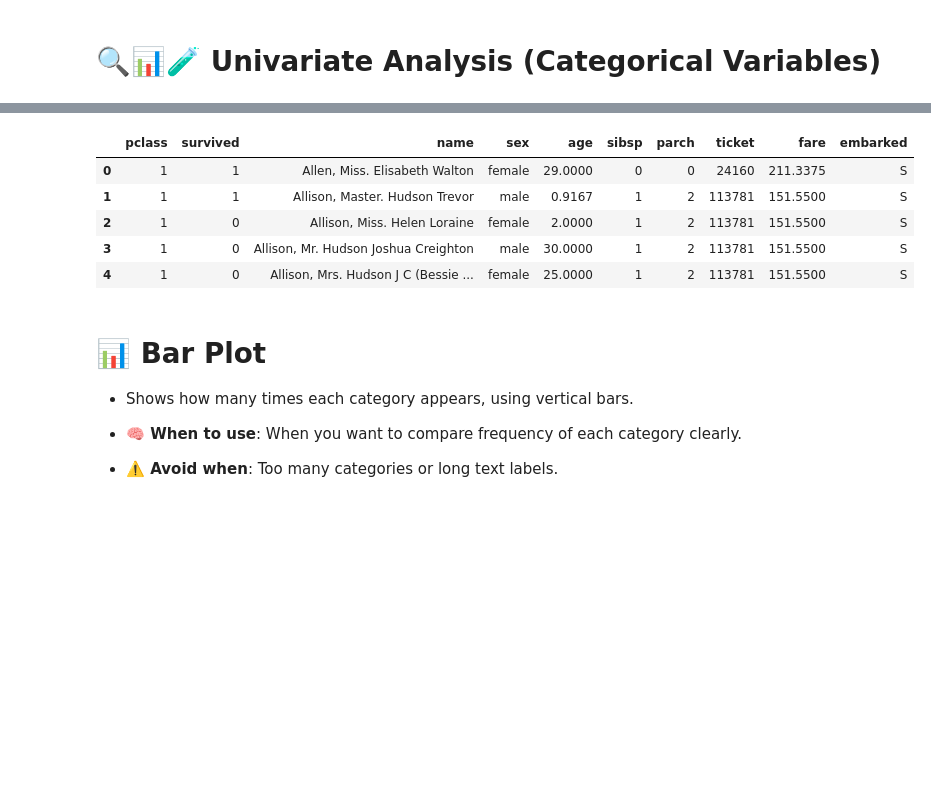
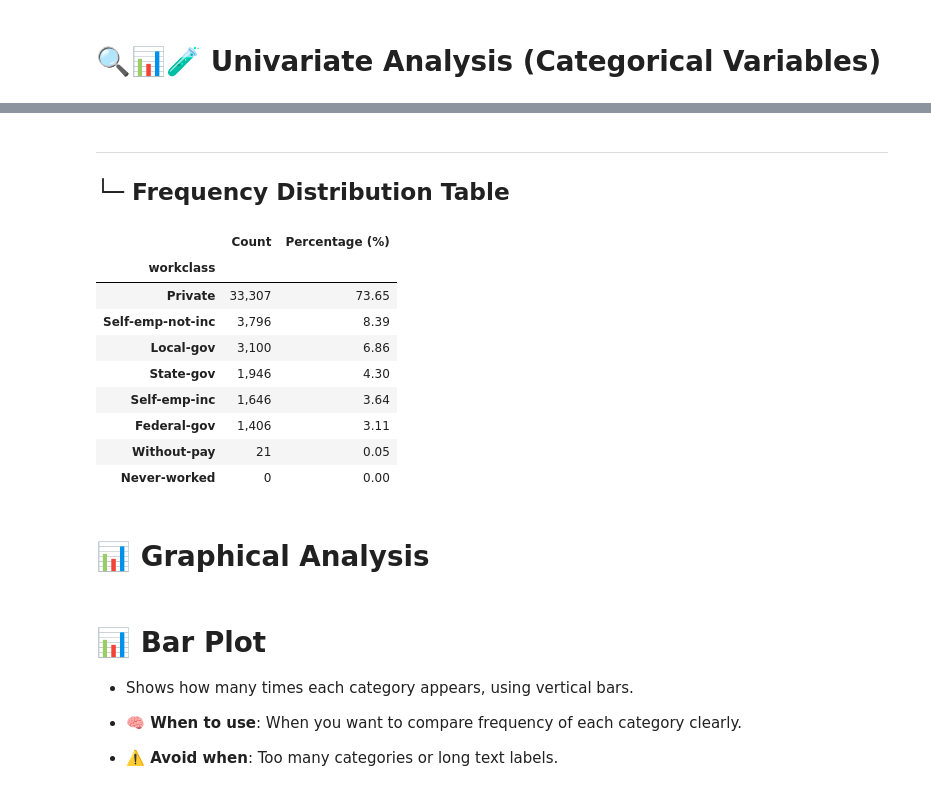
Before and after one commit to JoelNgiamKeeYong/ai-sandbox, a Jupyter notebook: eda/univariate-cat.ipynb, the cells around one changed output, grey strips where cells are left out. Saved outputs shown, nothing was run; the diff lists cells and outputs as text; code cells hidden in the pictures; blank space fills up the shorter version.

```diff
--- a/eda/univariate-cat.ipynb
+++ b/eda/univariate-cat.ipynb
@@ -7,6 +7,8 @@ import matplotlib.pyplot as plt
 import seaborn as sns
 from sklearn.datasets import fetch_openml
 # %%
-# ⬇️ Load Titanic dataset
-titanic = fetch_openml(name='titanic', version=1, as_frame=True)
-df = titanic.frame
+# 🔽 Fetch adult dataset
+adult = fetch_openml('adult', version=2, as_frame=True)
+df = adult.frame
+df = df.dropna(axis=0)
+print(df.shape)
@@ -14,4 +18,6 @@ df = titanic.frame
 # 🔍 Show categorical columns
 cat_cols = df.select_dtypes(include='category').columns.tolist()
 print("Categorical columns:", cat_cols)
+df = df.dropna(axis=0)
+df.head()
 # %% [output]
@@ -19,3 +30,0 @@ Categorical columns: ['survived', 'sex', 'embarked']
-# %%
-# 🧹 Drop missing-heavy features or unnecessary ones
-df = df.drop(columns=['cabin', 'boat', 'body', 'home.dest'])
@@ -22,12 +35,34 @@ df = df.drop(columns=['cabin', 'boat', 'body', 'home.dest'])
+# %% [markdown]
+---
+## **└─ Frequency Distribution Table**
 # %%
-df.head()
+feature = "workclass"
+
+# Get counts and proportions
+counts = df[feature].value_counts()
+percentages = df[feature].value_counts(normalize=True) * 100
+
+# Create frequency table
+freq_table = pd.DataFrame({
+    'Count': counts.apply(lambda x: f"{x:,}"),
+    'Percentage (%)': percentages.round(2)
+})
+
+# Show table
+freq_table
 # %% [output]
-|  | pclass | survived | name | sex | age | sibsp | parch | ticket | fare | embarked |
-| 0 | 1 | 1 | Allen, Miss. Elisabeth Walton | female | 29.0000 | 0 | 0 | 24160 | 211.3375 | S |
-| 1 | 1 | 1 | Allison, Master. Hudson Trevor | male | 0.9167 | 1 | 2 | 113781 | 151.5500 | S |
-| 2 | 1 | 0 | Allison, Miss. Helen Loraine | female | 2.0000 | 1 | 2 | 113781 | 151.5500 | S |
-| 3 | 1 | 0 | Allison, Mr. Hudson Joshua Creighton | male | 30.0000 | 1 | 2 | 113781 | 151.5500 | S |
-| 4 | 1 | 0 | Allison, Mrs. Hudson J C (Bessie ... | female | 25.0000 | 1 | 2 | 113781 | 151.5500 | S |
+|  | Count | Percentage (%) |
+| workclass |  |  |
+| Private | 33,307 | 73.65 |
+| Self-emp-not-inc | 3,796 | 8.39 |
+| Local-gov | 3,100 | 6.86 |
+| State-gov | 1,946 | 4.30 |
+| Self-emp-inc | 1,646 | 3.64 |
+| Federal-gov | 1,406 | 3.11 |
+| Without-pay | 21 | 0.05 |
+| Never-worked | 0 | 0.00 |
+# %% [markdown]
+# **📊 Graphical Analysis**
 # %% [markdown]
 # 📊 **Bar Plot**
 
```
Also changed, not shown: parts of 6 cells of this notebook, 8 other files.
